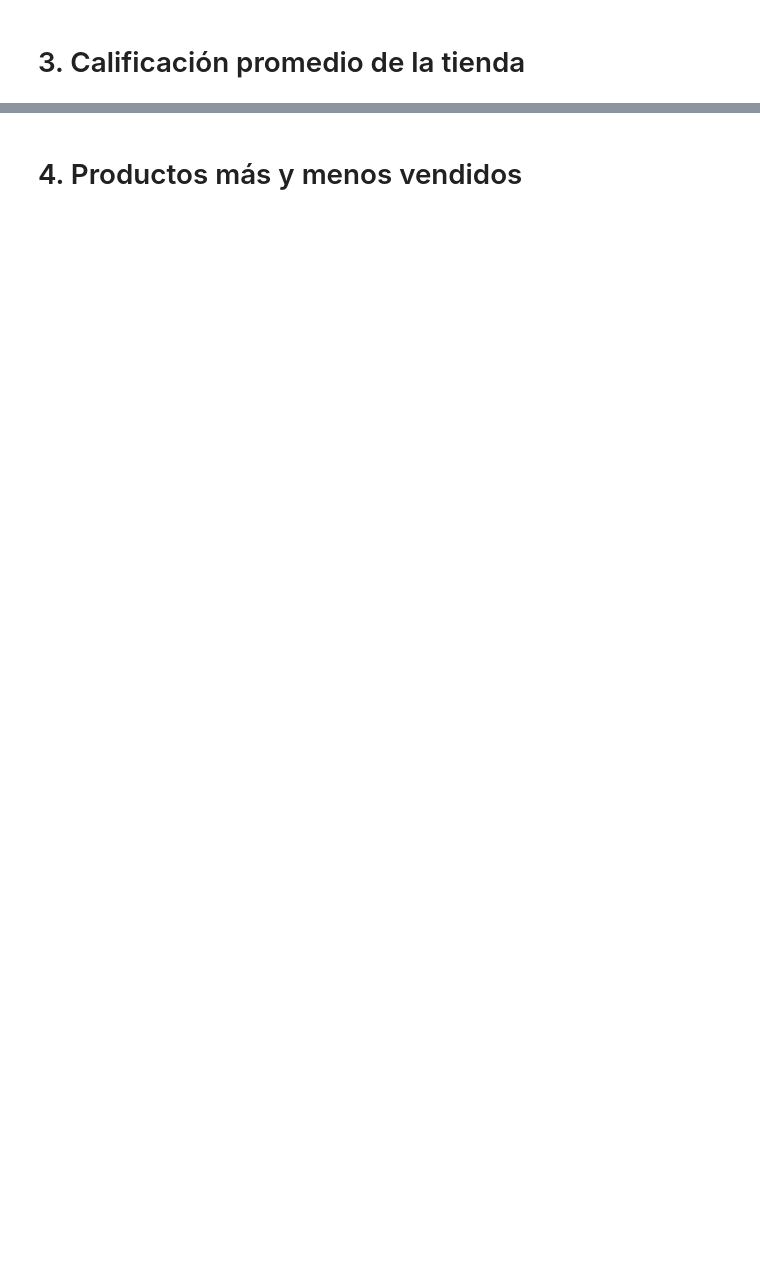
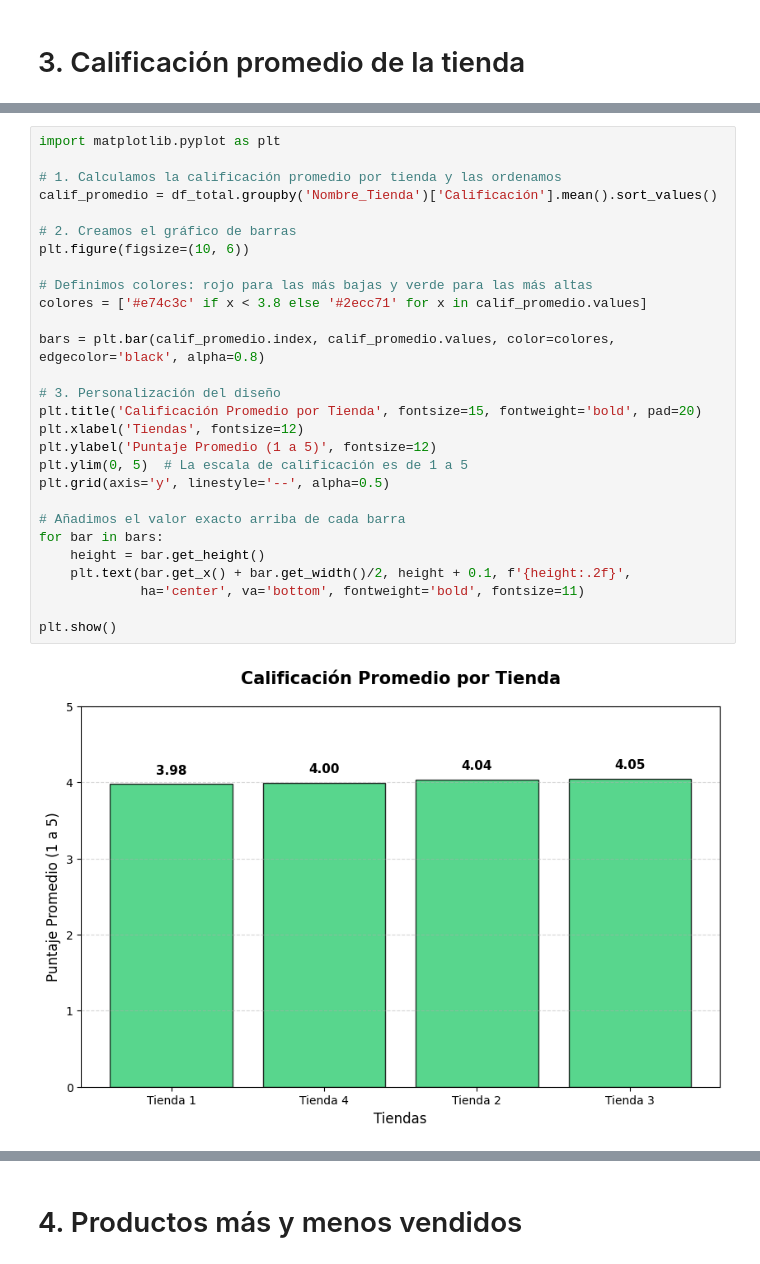
Before and after one commit to mrglaria/alura_store, a Jupyter notebook: Alura_Store.ipynb, the cells around one changed output, grey strips where cells are left out. Drawn from its saved outputs; the diff is of its cells as text; blank space fills up the shorter version.

```diff
--- a/Alura_Store.ipynb
+++ b/Alura_Store.ipynb
@@ -31,0 +191,30 @@ tienda.head()
+# %%
+import matplotlib.pyplot as plt
+
+# 1. Calculamos la calificación promedio por tienda y las ordenamos
+calif_promedio = df_total.groupby('Nombre_Tienda')['Calificación'].mean().sort_values()
+
+# 2. Creamos el gráfico de barras
+plt.figure(figsize=(10, 6))
+
+# Definimos colores: rojo para las más bajas y verde para las más altas
+colores = ['#e74c3c' if x < 3.8 else '#2ecc71' for x in calif_promedio.values]
+
+bars = plt.bar(calif_promedio.index, calif_promedio.values, color=colores, edgecolor='black', alpha=0.8)
+
+# 3. Personalización del diseño
+plt.title('Calificación Promedio por Tienda', fontsize=15, fontweight='bold', pad=20)
+plt.xlabel('Tiendas', fontsize=12)
+plt.ylabel('Puntaje Promedio (1 a 5)', fontsize=12)
+plt.ylim(0, 5)  # La escala de calificación es de 1 a 5
+plt.grid(axis='y', linestyle='--', alpha=0.5)
+
+# Añadimos el valor exacto arriba de cada barra
+for bar in bars:
+    height = bar.get_height()
+    plt.text(bar.get_x() + bar.get_width()/2, height + 0.1, f'{height:.2f}',
+             ha='center', va='bottom', fontweight='bold', fontsize=11)
+
+plt.show()
+# %% [output]
+[figure, added]
```
Also changed, not shown: parts of 16 cells of this notebook.
